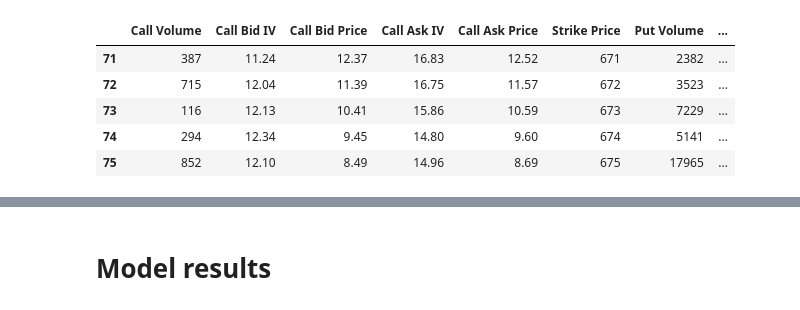
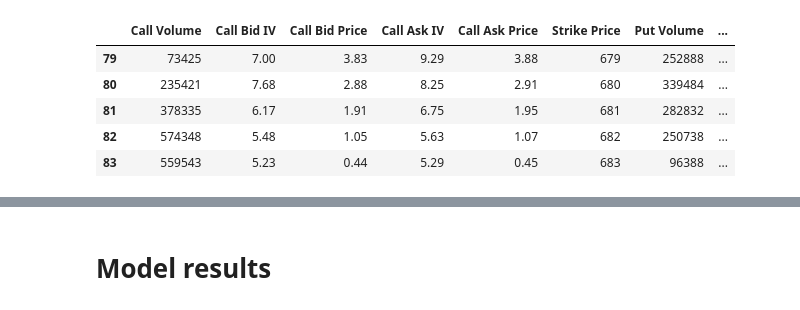
Before and after one commit to andrewcode98/Quant-Projects, a Jupyter notebook: SPY_Implied_Vol_model.ipynb/main.ipynb, the cells around one changed output, grey strips where cells are left out. Cells and saved outputs as stored; diff of their text form; code cells hidden in the pictures.

```diff
--- a/SPY_Implied_Vol_model.ipynb/main.ipynb
+++ b/SPY_Implied_Vol_model.ipynb/main.ipynb
@@ -12,42 +13,42 @@ from scipy.optimize import minimize
 # %%
-df = pd.read_csv("OptionChain_SPY 01-Dec-25_20251128.csv", header = 1)
+df = pd.read_csv("OptionChain_SPY 01-Dec-25_20251201.csv", header = 1)
 df.head()
-S0 = 683.26
+S0 = 682.83
 # %%
-def process_dataframe(df, iv_threshold = 9.5):
+def process_dataframe(df, iv_threshold = 5.0):
     df = df[["Volume","Bid IV", "Bid Price", "Ask IV", "Ask Price", "Strike Price","Volume.1","Bid IV.1", "Bid Price.1", "Ask IV.1", "Ask Price.1"]]
     df = df.rename(columns = {"Volume": "Call Volume",
                               "Bid IV": "Call Bid IV",
                               "Bid Price": "Call Bid Price",
                               "Ask IV": "Call Ask IV",
                               "Ask Price": "Call Ask Price",
                               "Volume.1": "Put Volume",
                               "Bid IV.1": "Put Bid IV",
                               "Bid Price.1": "Put Bid Price",
                               "Ask IV.1": "Put Ask IV",
                               "Ask Price.1": "Put Ask Price"})
 
     df = df[(df["Call Bid Price"] > 0.0) & (df["Call Ask Price"]) & (df["Put Bid Price"]) & (df["Put Ask Price"])]
     df = df[(np.abs(df["Call Ask IV"] - df["Call Bid IV"])) < iv_threshold]
     df = df[(np.abs(df["Put Ask IV"] - df["Put Bid IV"])) < iv_threshold]
     df["Call Mid IV"] = (df["Call Ask IV"] + df["Call Bid IV"]) / 2
     df["Put Mid IV"] = (df["Put Ask IV"] + df["Call Ask IV"]) / 2
     df["Call Mid Price"] = (df["Call Ask Price"] + df["Call Bid Price"]) / 2
     df["Put Mid Price"] = (df["Put Ask Price"] + df["Put Bid Price"]) / 2
     # weight equal to inverse of bid_ask spread * volume
     df["call_weight"] = 1.0 / (df["Call Ask Price"] - df["Call Bid Price"]) * df["Call Volume"]
     df["put_weight"] = 1.0 / (df["Put Ask Price"] - df["Put Bid Price"]) * df["Put Volume"]
     return df
 
 df = process_dataframe(df)
 df.head()
 # %% [output]
 |  | Call Volume | Call Bid IV | Call Bid Price | Call Ask IV | Call Ask Price | Strike Price | Put Volume | ... |
-| 71 | 387 | 11.24 | 12.37 | 16.83 | 12.52 | 671 | 2382 | ... |
-| 72 | 715 | 12.04 | 11.39 | 16.75 | 11.57 | 672 | 3523 | ... |
-| 73 | 116 | 12.13 | 10.41 | 15.86 | 10.59 | 673 | 7229 | ... |
-| 74 | 294 | 12.34 | 9.45 | 14.80 | 9.60 | 674 | 5141 | ... |
-| 75 | 852 | 12.10 | 8.49 | 14.96 | 8.69 | 675 | 17965 | ... |
+| 79 | 73425 | 7.00 | 3.83 | 9.29 | 3.88 | 679 | 252888 | ... |
+| 80 | 235421 | 7.68 | 2.88 | 8.25 | 2.91 | 680 | 339484 | ... |
+| 81 | 378335 | 6.17 | 1.91 | 6.75 | 1.95 | 681 | 282832 | ... |
+| 82 | 574348 | 5.48 | 1.05 | 5.63 | 1.07 | 682 | 250738 | ... |
+| 83 | 559543 | 5.23 | 0.44 | 5.29 | 0.45 | 683 | 96388 | ... |
 # %%
 def plot_market_iv(df):
     fig = plt.figure(figsize = (12,6))
```
Also changed, not shown: parts of 16 cells of this notebook, 8 other files.
